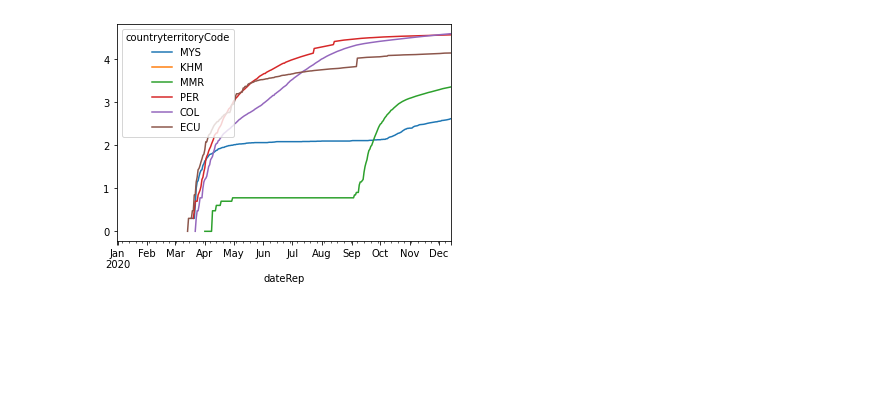
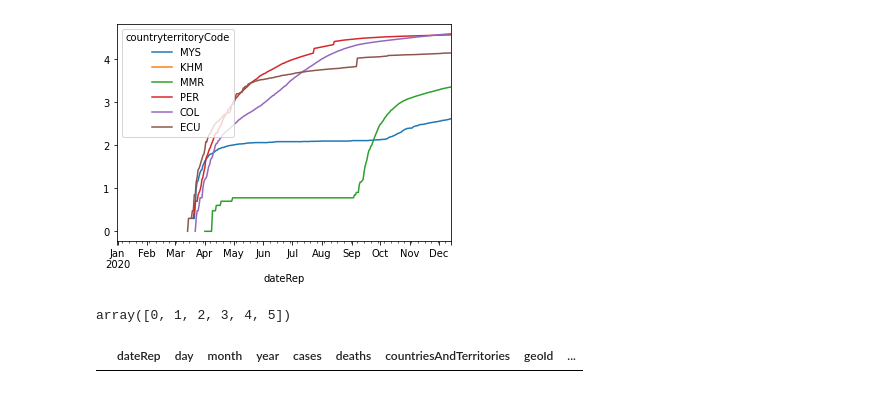
Before and after one commit to Wasilp/Ibm_COVID_workshop, a Jupyter notebook: zzcorcont.ipynb, the cells around one changed output. Saved outputs shown, nothing was run; the diff lists cells and outputs as text; code cells hidden in the pictures; blank space fills up the shorter version.

Commit message:
Selected countries

```diff
--- a/zzcorcont.ipynb
+++ b/zzcorcont.ipynb
@@ -57,8 +57,7 @@ MultiIndex([( 'cases', 'ABW'),
             ('deaths', 'ZWE')],
            names=[None, 'countryterritoryCode'], length=424)
 # %%
-asia = df[df.geoId.isin(['MYS','KMH','MMR'])]
-latine = df[df.geoId.isin(['PER','COL','ECU'])]
+countries = ['MYS','KMH','MMR','PER','COL','ECU']
 # %%
 np.log10(df_geo['deaths'][['MYS','KHM','MMR','PER','COL','ECU']].cumsum()).plot()
 # %% [output]
@@ -66,5 +65,14 @@ np.log10(df_geo['deaths'][['MYS','KHM','MMR','PER','COL','ECU']].cumsum()).plot(
 [figure]
 # %%
 #['Asia', 'Europe', 'Africa', 'America', 'Oceania', 'Other']
-df['continentExp'] = df['continentExp'].map( {'Asia': 0, 'Europe': 1, 'Africa': 2,'America':3,'Oceania':4,'Other',5} ).astype(int)
-df.head()
+df['continentExp'] = df['continentExp'].map( {'Asia': 0, 'Europe': 1, 'Africa': 2,'America':3,'Oceania':4,'Other':5} ).astype(int)
+# %%
+df.continentExp.unique()
+# %% [output]
+array([0, 1, 2, 3, 4, 5])
+# %%
+df = df[df['countryterritoryCode'].isin([countries])]
+# %%
+df
+# %% [output]
+|  | dateRep | day | month | year | cases | deaths | countriesAndTerritories | geoId | ... |
```
